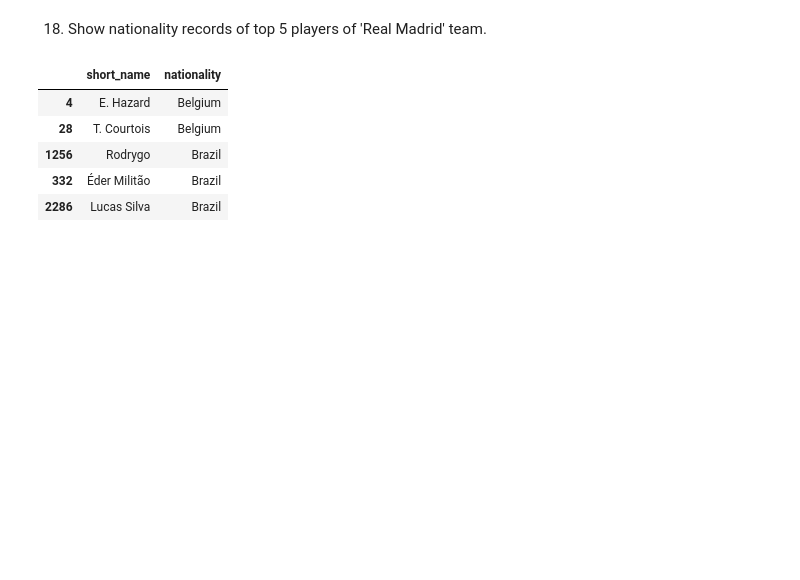
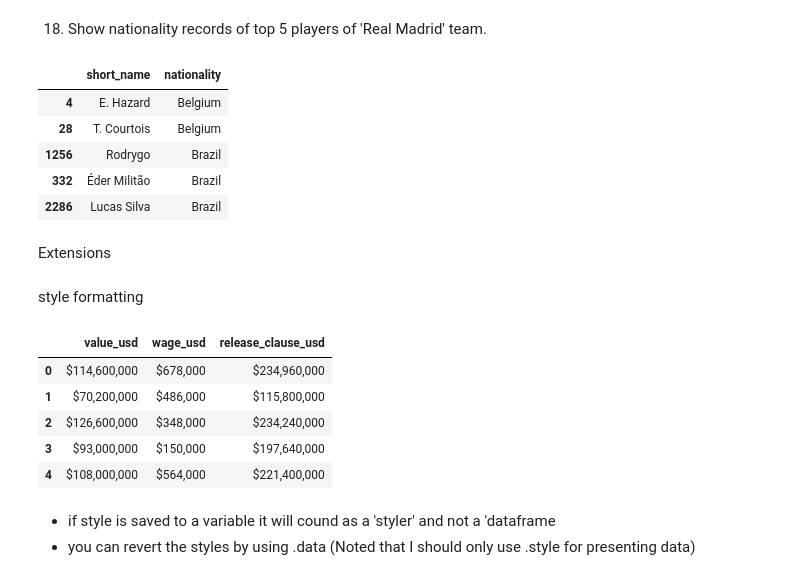
Before and after one commit to asmith283/JUMPlus, a Jupyter notebook: project1/dataCleaning.ipynb, the cells around one changed output. Cells and saved outputs as stored; diff of their text form; code cells hidden in the pictures; blank space fills up the shorter version.

Commit message:
new extensions

```diff
--- a/project1/dataCleaning.ipynb
+++ b/project1/dataCleaning.ipynb
@@ -286,3 +288,5 @@ real_madrid_nationality.head()
 | 1256 | Rodrygo | Brazil |
 | 332 | Éder Militão | Brazil |
 | 2286 | Lucas Silva | Brazil |
+# %% [markdown]
+Extensions
@@ -288,0 +297,15 @@ real_madrid_nationality.head()
+# %% [markdown]
+style formatting
+# %%
+df_currency = df_example[['value_usd', 'wage_usd', 'release_clause_usd']].head().style.format({'release_clause_usd': '${0:,.0f}','value_usd': '${0:,.0f}', 'wage_usd': '${0:,.0f}'})
+df_currency
+# %% [output]
+|  | value_usd | wage_usd | release_clause_usd |
+| 0 | $114,600,000 | $678,000 | $234,960,000 |
+| 1 | $70,200,000 | $486,000 | $115,800,000 |
+| 2 | $126,600,000 | $348,000 | $234,240,000 |
+| 3 | $93,000,000 | $150,000 | $197,640,000 |
+| 4 | $108,000,000 | $564,000 | $221,400,000 |
+# %% [markdown]
+- if style is saved to a variable it will cound as a 'styler' and not a 'dataframe
+- you can revert the styles by using .data (Noted that I should only use .style for presenting data)
```
Also changed, not shown: parts of 12 cells of this notebook, 5 other files.
